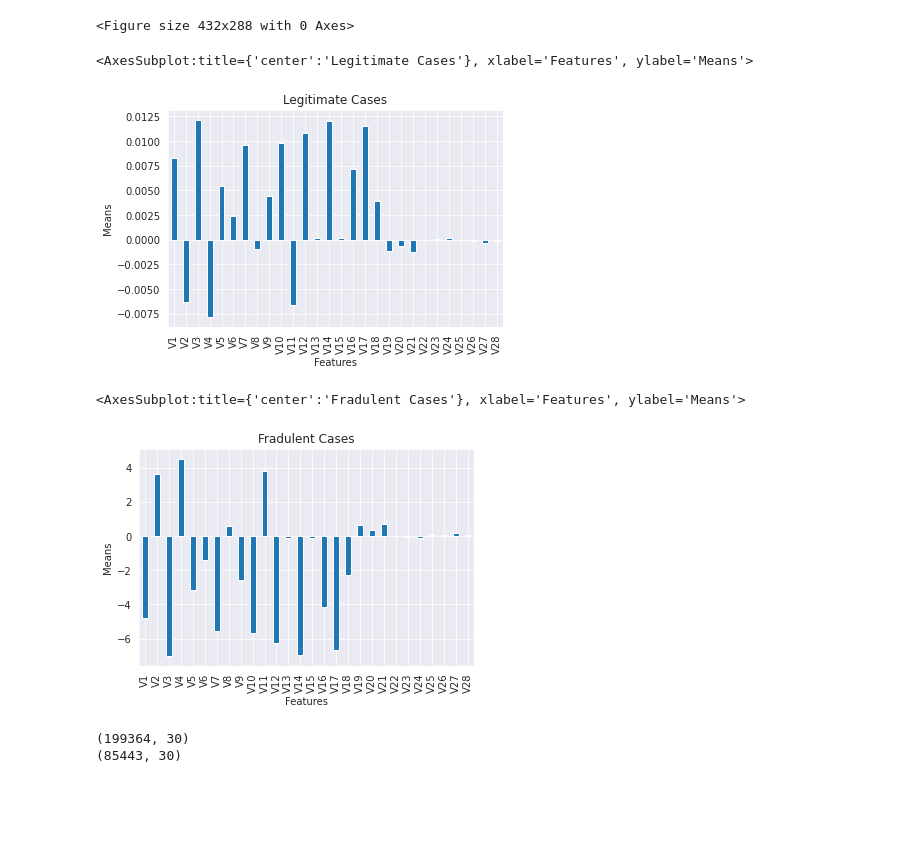
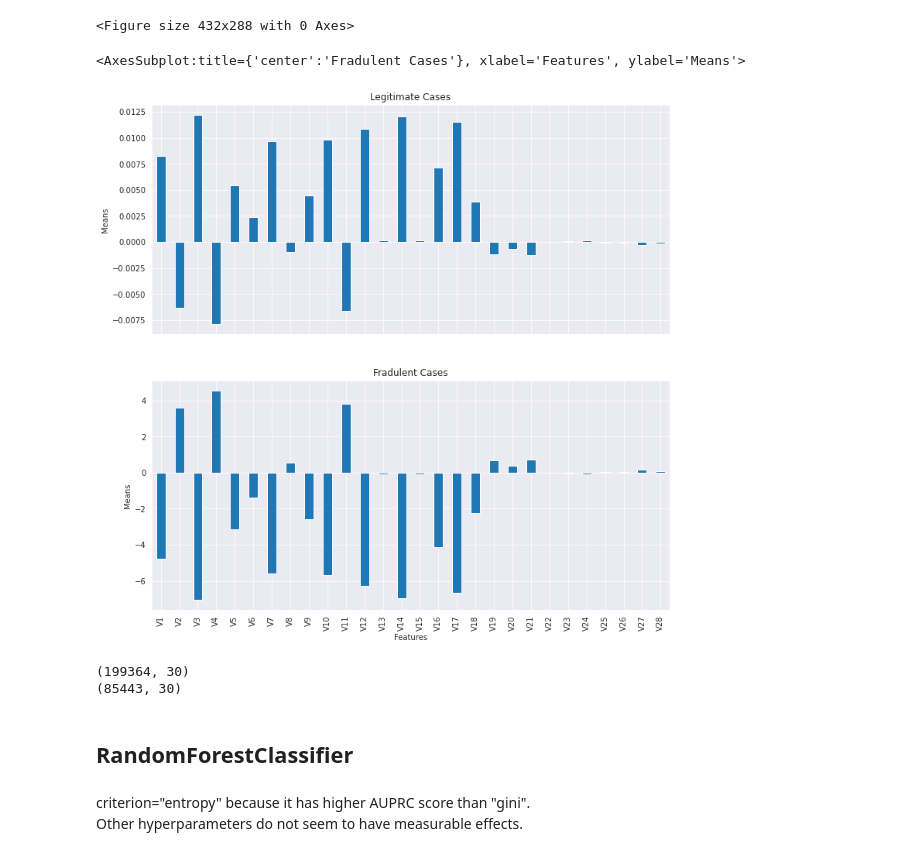
Before and after one commit to AtakanYuksel/credit-card-fraud-detection, a Jupyter notebook: main.ipynb, the cells around one changed output. Drawn from its saved outputs; the diff is of its cells as text; code cells hidden in the pictures; blank space fills up the shorter version.

```diff
--- a/main.ipynb
+++ b/main.ipynb
@@ -64,15 +41,13 @@ print(df["Class"].value_counts())
 Name: Class, dtype: int64
 <Figure size 432x288 with 0 Axes>
 # %%
-df[df["Class"] == 0].iloc[:, 1:-2].mean().plot(kind="bar", title="Legitimate Cases", xlabel="Features", ylabel="Means")
+fig, axes = plt.subplots(2, 1, figsize=(12, 12), sharex=True)
+
+(df[df["Class"] == 0].iloc[:, 1:-2].mean()).plot(kind="bar", ax=axes[0], title="Legitimate Cases", xlabel="Features", ylabel="Means")
+(df[df["Class"] == 1].iloc[:, 1:-2].mean()).plot(kind="bar", ax=axes[1], title="Fradulent Cases", xlabel="Features", ylabel="Means")
 # %% [output]
-<AxesSubplot:title={'center':'Legitimate Cases'}, xlabel='Features', ylabel='Means'>
+<AxesSubplot:title={'center':'Fradulent Cases'}, xlabel='Features', ylabel='Means'>
-[figure, old version]
+[figure, new version]
-# %%
-df[df["Class"] == 1].iloc[:, 1:-2].mean().plot(kind="bar", title="Fradulent Cases", xlabel="Features", ylabel="Means")
-# %% [output]
-<AxesSubplot:title={'center':'Fradulent Cases'}, xlabel='Features', ylabel='Means'>
-[figure, removed]
 # %%
 from sklearn.model_selection import train_test_split
 
@@ -93,3 +72,8 @@ from sklearn.metrics import PrecisionRecallDisplay
+# %% [markdown]
+## RandomForestClassifier
+# %% [markdown]
+criterion="entropy" because it has higher AUPRC score than "gini".<br>
+Other hyperparameters do not seem to have measurable effects.<br>
 # %%
 from sklearn.ensemble import RandomForestClassifier
 
```
Also changed, not shown: parts of 9 cells of this notebook.
